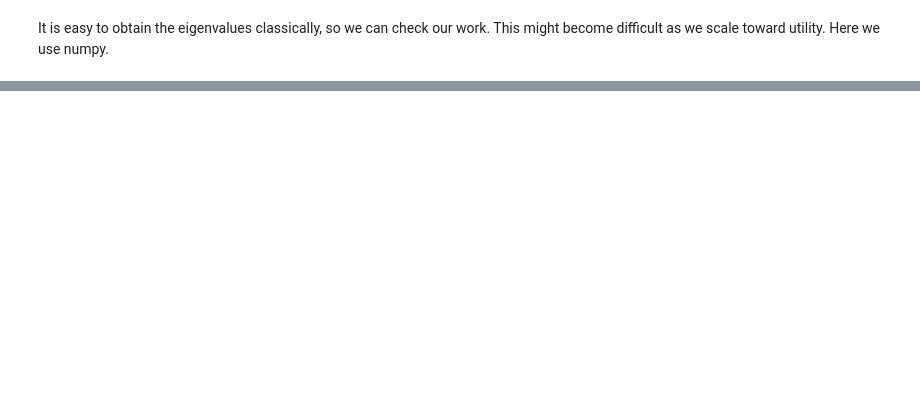
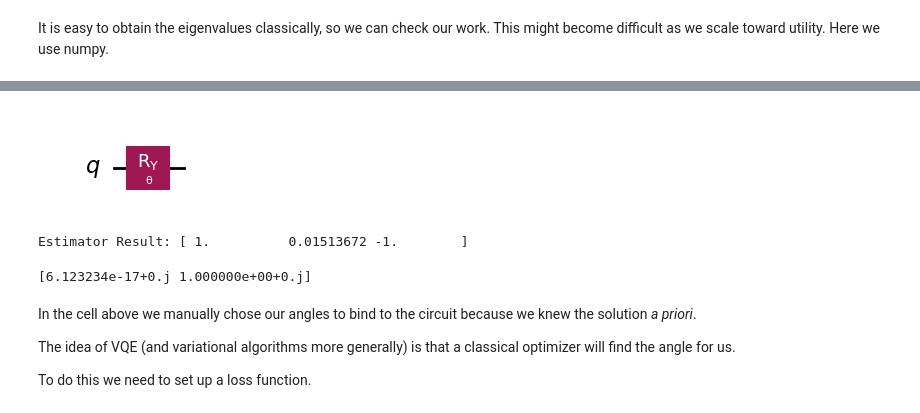
Before and after one commit to JoeyRogers-svg/Qiskit-fundamentals-course, a Jupyter notebook: 5-VQE-part-1.ipynb, the cells around one changed output, grey strips where cells are left out. Saved outputs shown, nothing was run; the diff lists cells and outputs as text; code cells hidden in the pictures; blank space fills up the shorter version.

```diff
--- a/5-VQE-part-1.ipynb
+++ b/5-VQE-part-1.ipynb
@@ -113,0 +66,43 @@ result[0].data.c.get_counts()
+# %%
+from qiskit import QuantumCircuit
+from qiskit.circuit import Parameter
+
+angle = Parameter("θ")
+
+qc = QuantumCircuit(1)
+qc.ry(angle, qubit=0)
+qc.draw("mpl")
+# %% [output]
+[figure, added]
+# %%
+from qiskit.primitives import BackendEstimatorV2
+from qiskit_aer import AerSimulator
+
+simulator = AerSimulator()
+estimator = BackendEstimatorV2(backend=simulator)
+
+angles = [0, np.pi/2, np.pi]
+pub = (
+    qc,
+    hamiltonian,
+    angles
+    )
+
+job = estimator.run(pubs=[pub])
+print(f"Estimator Result: {job.result()[0].data.evs}")
+# %% [output]
+Estimator Result: [ 1.          0.01513672 -1.        ]
+# %%
+from qiskit.quantum_info import Statevector
+
+qc_bound = qc.assign_parameters({angle: np.pi}, inplace=False)
+statevector = Statevector.from_instruction(qc_bound)
+print(statevector.data)
+# %% [output]
+[6.123234e-17+0.j 1.000000e+00+0.j]
+# %% [markdown]
+In the cell above we manually chose our angles to bind to the circuit because we knew the solution *a priori*.
+
+The idea of VQE (and variational algorithms more generally) is that a classical optimizer will find the angle for us.
+
+To do this we need to set up a loss function.
```
Also changed, not shown: parts of 49 cells of this notebook, 3 other files.
